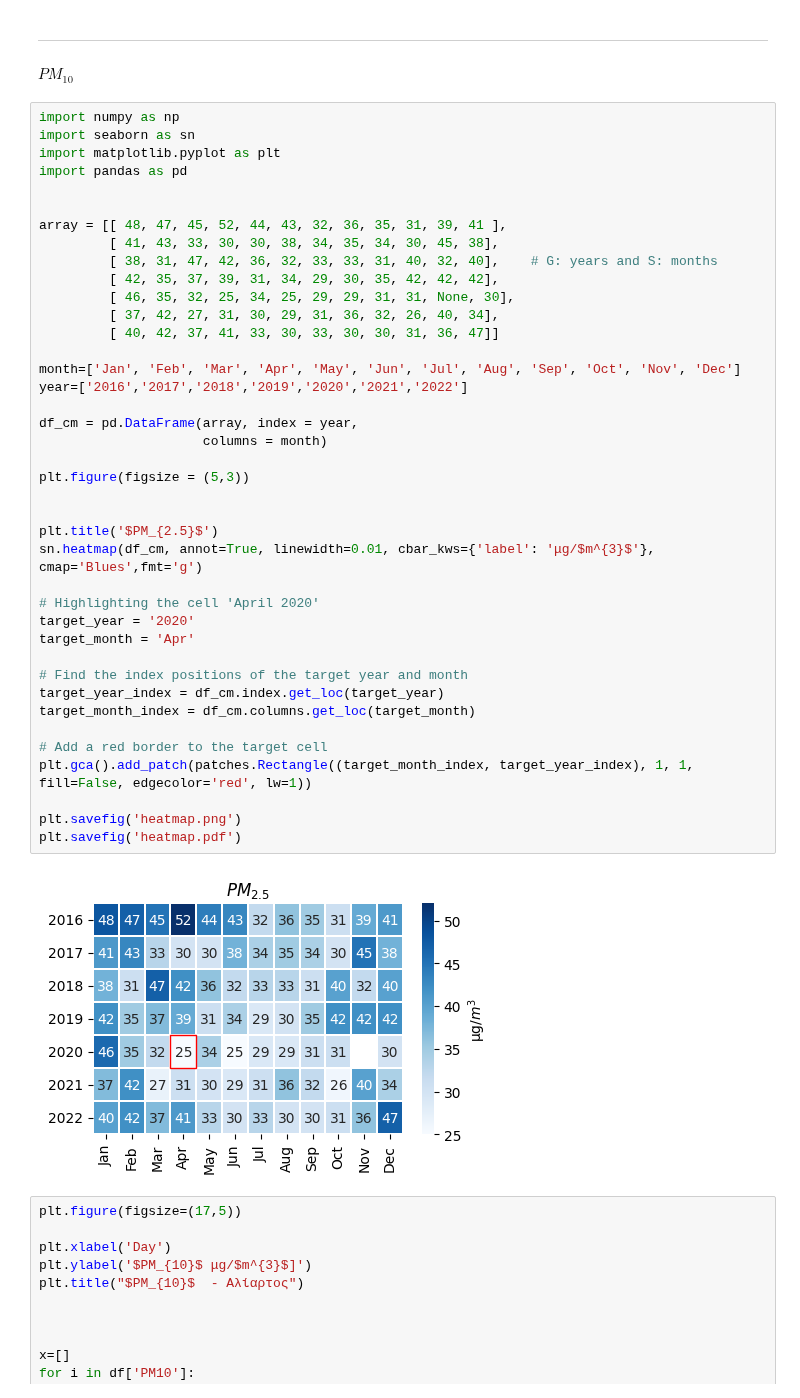
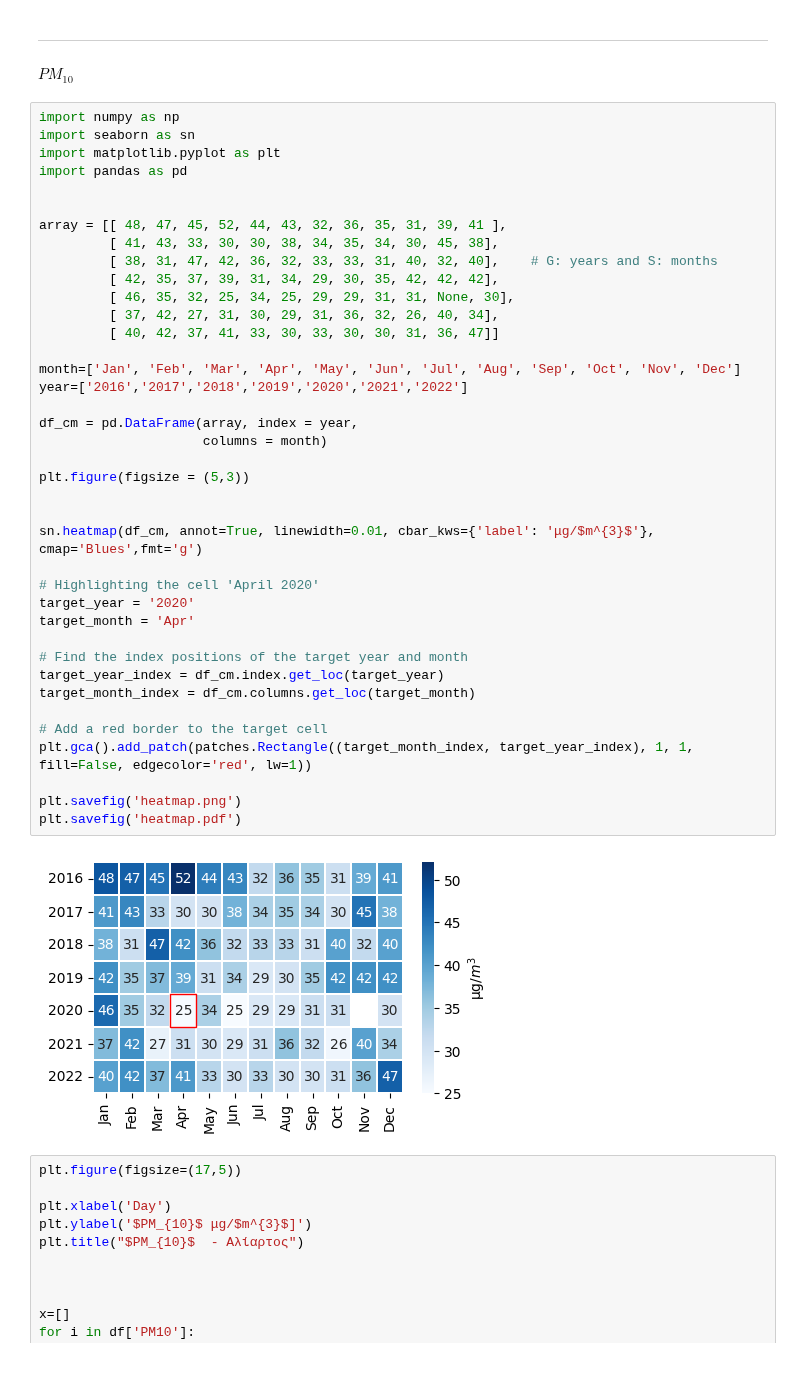
Before and after one commit to costpetrides/Air-pollution-COVID-19-impact, a Jupyter notebook: Yearly/ARI.ipynb, the cells around one changed output. Cells and saved outputs as stored; diff of their text form; blank space fills up the shorter version.

```diff
--- a/Yearly/ARI.ipynb
+++ b/Yearly/ARI.ipynb
@@ -371,35 +383,34 @@ array = [[ 48, 47, 45, 52, 44, 43, 32, 36, 35, 31, 39, 41 ],
          [ 42, 35, 37, 39, 31, 34, 29, 30, 35, 42, 42, 42],
          [ 46, 35, 32, 25, 34, 25, 29, 29, 31, 31, None, 30],
          [ 37, 42, 27, 31, 30, 29, 31, 36, 32, 26, 40, 34],
          [ 40, 42, 37, 41, 33, 30, 33, 30, 30, 31, 36, 47]]
 
 month=['Jan', 'Feb', 'Mar', 'Apr', 'May', 'Jun', 'Jul', 'Aug', 'Sep', 'Oct', 'Nov', 'Dec']
 year=['2016','2017','2018','2019','2020','2021','2022']
 
 df_cm = pd.DataFrame(array, index = year,
                      columns = month)
 
 plt.figure(figsize = (5,3))
 
 
-plt.title('$PM_{2.5}$')
 sn.heatmap(df_cm, annot=True, linewidth=0.01, cbar_kws={'label': 'μg/$m^{3}$'}, cmap='Blues',fmt='g')
 
 # Highlighting the cell 'April 2020'
 target_year = '2020'
 target_month = 'Apr'
 
 # Find the index positions of the target year and month
 target_year_index = df_cm.index.get_loc(target_year)
 target_month_index = df_cm.columns.get_loc(target_month)
 
 # Add a red border to the target cell
 plt.gca().add_patch(patches.Rectangle((target_month_index, target_year_index), 1, 1, fill=False, edgecolor='red', lw=1))
 
 plt.savefig('heatmap.png')
 plt.savefig('heatmap.pdf')
 # %% [output]
-[figure, old version]
+[figure, new version]
 # %%
 plt.figure(figsize=(17,5))
 
```
Also changed, not shown: parts of 1 cell of this notebook.
